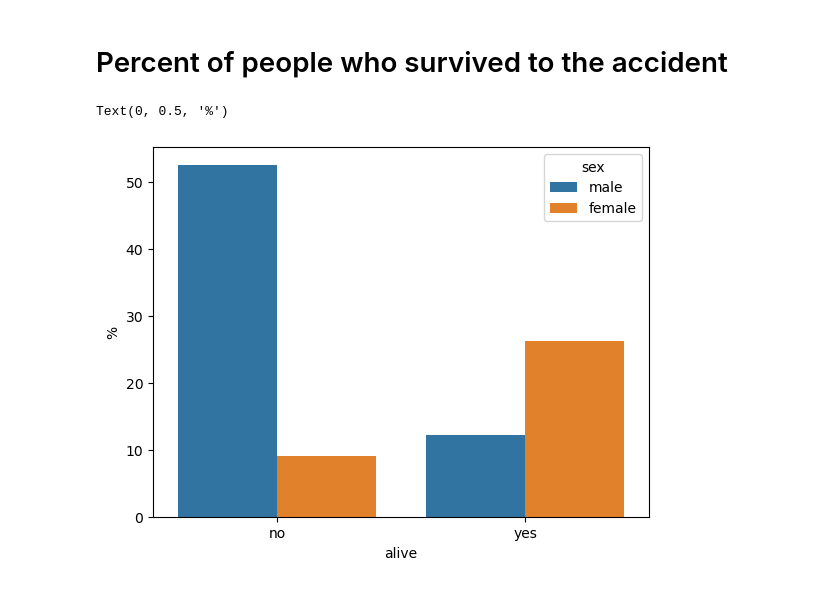
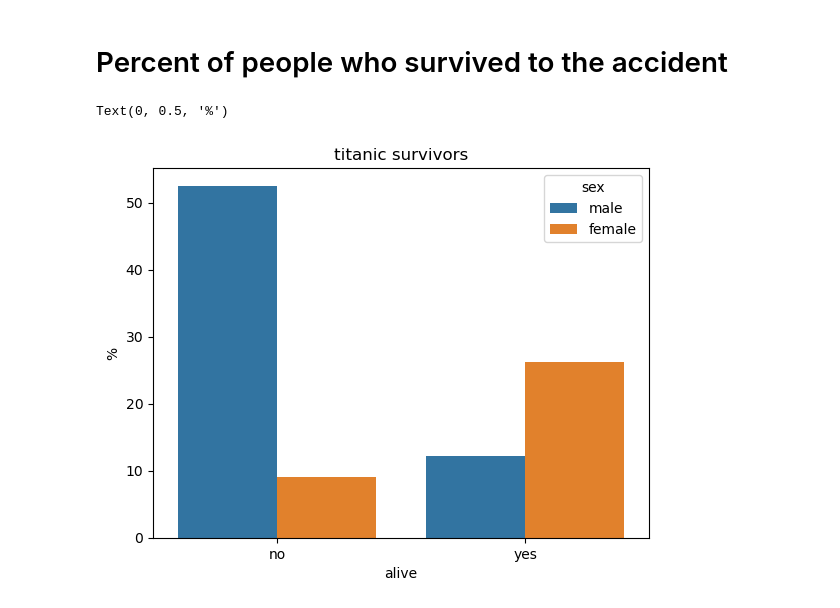
Before and after one commit to gas2345678/data_analysis-portfolio, a Jupyter notebook: Python/titanic_analysis.ipynb, the cells around one changed output. Cells and saved outputs as stored; diff of their text form; code cells hidden in the pictures.

Commit message:
new graph added

```diff
--- a/Python/titanic_analysis.ipynb
+++ b/Python/titanic_analysis.ipynb
@@ -75,7 +75,8 @@ sb.barplot(data=titanic,x="sex",y="fare",hue="sex")
 # Percent of people who survived to the accident
 # %%
 sb.countplot(data=titanic,x="alive",hue="sex",stat="percent")
+plt.title("titanic survivors")
 plt.ylabel("%")
 # %% [output]
 Text(0, 0.5, '%')
-[figure, old version]
+[figure, new version]
```
Also changed, not shown: parts of 4 cells of this notebook.
